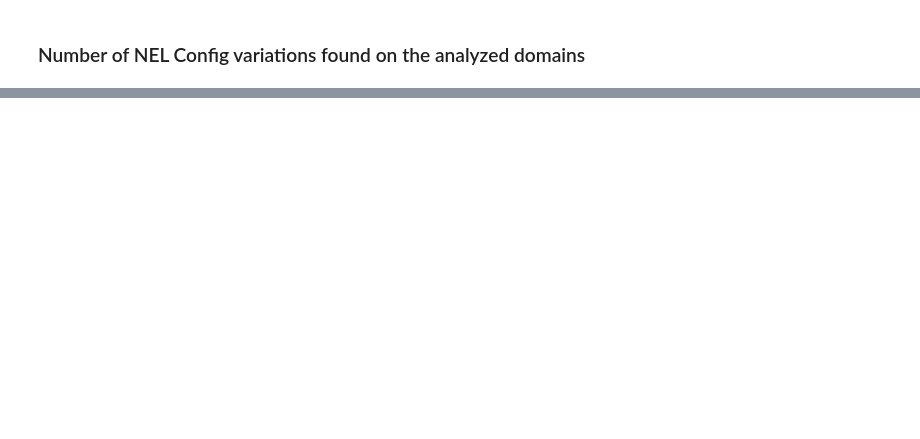
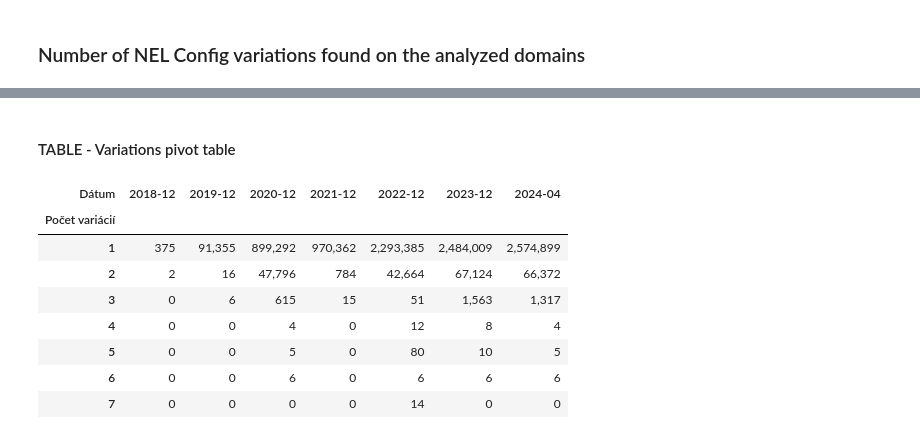
Before and after one commit to JurikMatej/IBP-NEL-Analysis-Scripts, a Jupyter notebook: results/httparchive_nel_resource_config_variability.ipynb, the cells around one changed output, grey strips where cells are left out. Saved outputs shown, nothing was run; the diff lists cells and outputs as text; code cells hidden in the pictures; blank space fills up the shorter version.

```diff
--- a/results/httparchive_nel_resource_config_variability.ipynb
+++ b/results/httparchive_nel_resource_config_variability.ipynb
@@ -130,0 +165,36 @@ monthly_data
+# %% [markdown]
+#### TABLE - Variations pivot table
+# %%
+pd.options.display.float_format = '{:,.0f}'.format
+
+data = monthly_variation_count_data.copy()
+data['Dátum'] = data['date'].map(lambda date: pd.to_datetime(date, format="%b %Y"))
+data['Dátum'] = data['Dátum'].map(lambda date: date.strftime('%Y-%m'))
+
+data.rename(columns={'variation_count': 'Počet variácií'}, inplace=True)
+
+data['domains'] = data['domains'].astype('int64')
+
+variations_table = data.pivot(index='Počet variácií', columns='Dátum', values='domains')
+variations_table = variations_table.fillna(0)
+
+last_month_col_name = pd.to_datetime("Apr 2024", format="%b %Y").strftime("%Y-%m")  # TODO change to Apr 2024!!!!!!!
+
+target_col_names = list(filter(lambda col_name: col_name.endswith('12'), variations_table.columns))
+target_col_names.append(last_month_col_name)
+
+variations_table = variations_table[target_col_names]
+
+
+variations_table.to_latex("tables/httparchive_nel_domain_config_variations.tex", float_format=lambda x: '{:,.0f}'.format(x))
+variations_table
+# %% [output]
+| Dátum | 2018-12 | 2019-12 | 2020-12 | 2021-12 | 2022-12 | 2023-12 | 2024-04 |
+| Počet variácií |  |  |  |  |  |  |  |
+| 1 | 375 | 91,355 | 899,292 | 970,362 | 2,293,385 | 2,484,009 | 2,574,899 |
+| 2 | 2 | 16 | 47,796 | 784 | 42,664 | 67,124 | 66,372 |
+| 3 | 0 | 6 | 615 | 15 | 51 | 1,563 | 1,317 |
+| 4 | 0 | 0 | 4 | 0 | 12 | 8 | 4 |
+| 5 | 0 | 0 | 5 | 0 | 80 | 10 | 5 |
+| 6 | 0 | 0 | 6 | 0 | 6 | 6 | 6 |
+| 7 | 0 | 0 | 0 | 0 | 14 | 0 | 0 |
```
Also changed, not shown: parts of 6 cells of this notebook, 2 other files.
